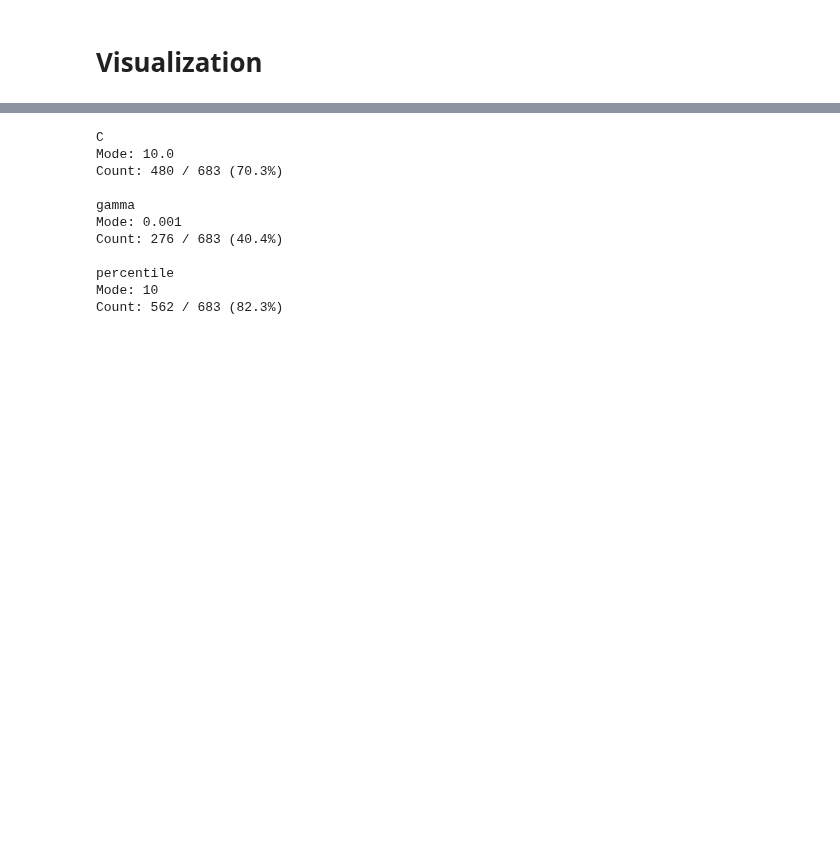
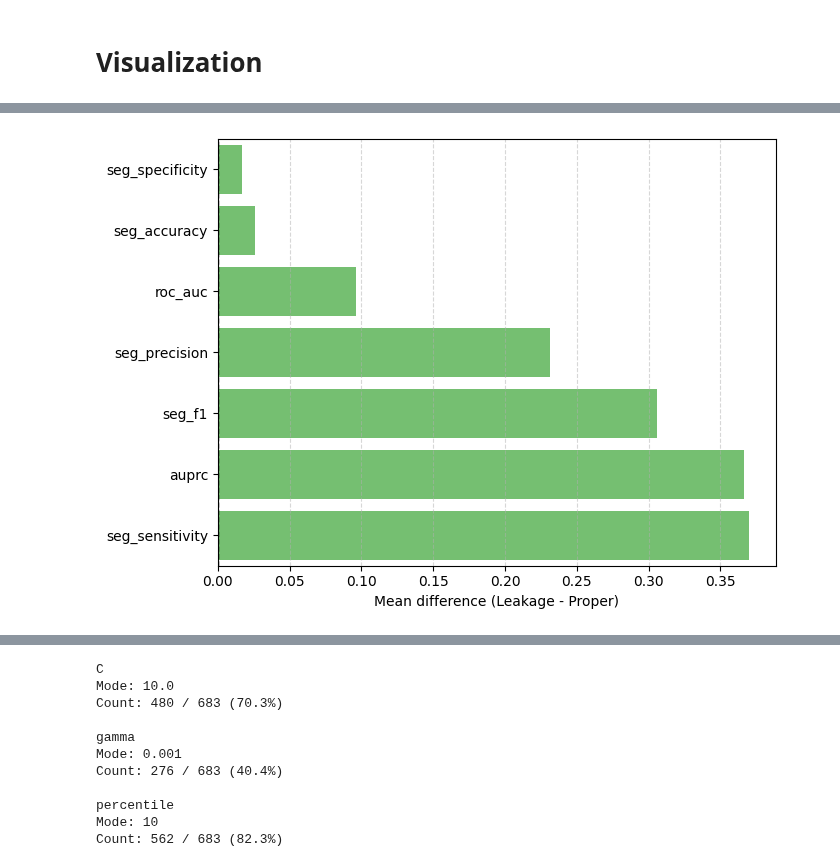
Before and after one commit to ritzww/THESIS_Directed_Connectivity_and_Data_Leakage_In_EEG_Seizure_Detection, a Jupyter notebook: 9. Results VIsualization.ipynb, the cells around one changed output, grey strips where cells are left out. Cells and saved outputs as stored; diff of their text form; code cells hidden in the pictures; blank space fills up the shorter version.

```diff
--- a/9. Results VIsualization.ipynb
+++ b/9. Results VIsualization.ipynb
@@ -5,4 +5,5 @@ import pandas as pd
 import matplotlib.pyplot as plt
 
 # Load your results
-df = pd.read_csv("../RESULTS/RESULTS_LEAKY.csv")
+df_leak = pd.read_csv("../RESULTS/2B_SEGMENTS.csv")
+df_proper = pd.read_csv("../RESULTS/2A_SEGMENTS.csv")
@@ -42,0 +526,24 @@ dtype: object
+# %%
+import seaborn as sns
+import matplotlib.pyplot as plt
+
+plt.figure(figsize=(7,5))
+
+sns.barplot(
+    x=diff.values,
+    y=diff.index,
+    color=sns.color_palette("muted")[2]
+)
+
+plt.axvline(0, color="black", linestyle="--", linewidth=1)
+
+# Grid
+plt.grid(axis="x", linestyle="--", alpha=0.5)
+
+plt.xlabel("Mean difference (Leakage - Proper)")
+plt.ylabel("")
+
+plt.tight_layout()
+plt.show()
+# %% [output]
+[figure, added]
```
Also changed, not shown: parts of 19 cells of this notebook, 1 other file.
